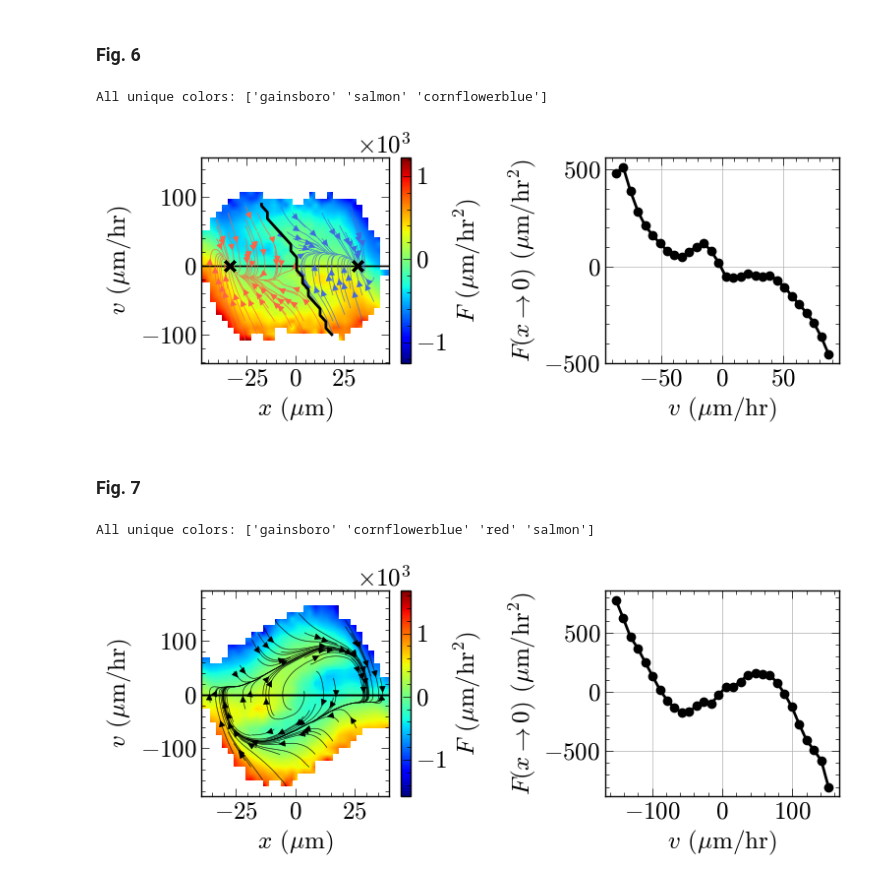
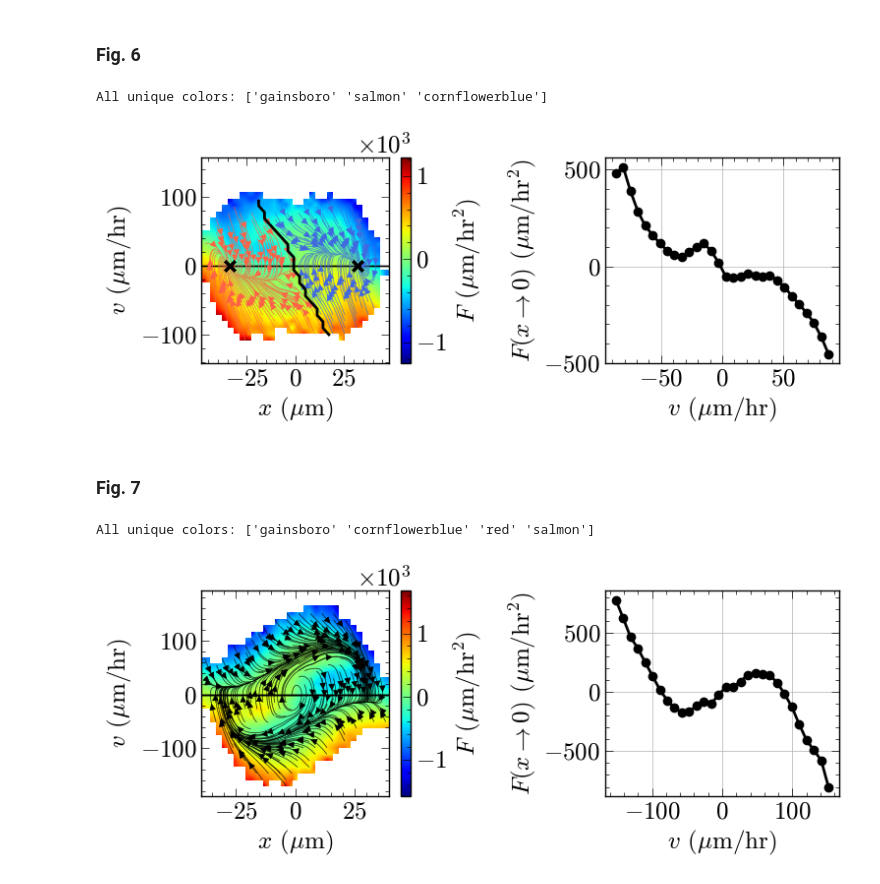
Before and after one commit to pedromzadeh/hopper, a Jupyter notebook: processing/streams.ipynb, the cells around one changed output. Cells and saved outputs as stored; diff of their text form; code cells hidden in the pictures.

```diff
--- a/processing/streams.ipynb
+++ b/processing/streams.ipynb
@@ -138,7 +176,7 @@ def process_gid(gid):
 
     data = pickle.load(open(f"maps/map_{gid}.pkl", "rb"))
     if len(data["labels"]) > 0:
-        return data["F"], data["bounds"], data["labels"], data["end_pts"]
+        return data["F"], data["bounds"], np.array(data["labels"]), data["end_pts"]
     return data["F"], data["bounds"]
 # %%
 kwargs = {
@@ -148,7 +186,7 @@ kwargs = {
     "integration_direction": "forward",
     "broken_streamlines": True,
 }
-nskip = 8
+nskip = 2
 inline = False
 render = lambda f: plt.show() if inline else plt.savefig(f)
 # %% [markdown]
@@ -696,7 +767,7 @@ heatmap(axs[0], *process_gid(4), xlabel=True, cbar=True, cbar_label=True)
 streamplot(
     *process_gid(4),
     axs[0],
-    n_skip=5,
+    n_skip=nskip,
     zero_line=True,
     darker_shade=True,
     septx=True,
@@ -709,21 +780,25 @@ plt.tight_layout()
 render("paper_plots/tauX_knx.pdf")
 # %% [output]
 All unique colors: ['gainsboro' 'salmon' 'cornflowerblue']
-[figure, old version]
+[figure, new version]
 # %% [markdown]
 ### Fig. 7
 # %%
 nrows, ncols = 1, 2
 fig, axs = plt.subplots(nrows, ncols, figsize=(4 * ncols, 3.5 * nrows))
 
 heatmap(axs[0], *process_gid(13), xlabel=True, cbar=True, cbar_label=True)
 streamplot(
-    *process_gid(13), axs[0], n_skip=nskip, zero_line=True, **(kwargs | {"color": "black"})
+    *process_gid(13),
+    axs[0],
+    n_skip=nskip,
+    zero_line=True,
+    **(kwargs | {"color": "black"})
 )
 dynamicsplot(axs[1], *process_gid(13))
 
 plt.tight_layout()
 fig.savefig("paper_plots/tension_knx.pdf")
 # %% [output]
 All unique colors: ['gainsboro' 'cornflowerblue' 'red' 'salmon']
-[figure, old version]
+[figure, new version]
```
Also changed, not shown: parts of 10 cells of this notebook.
